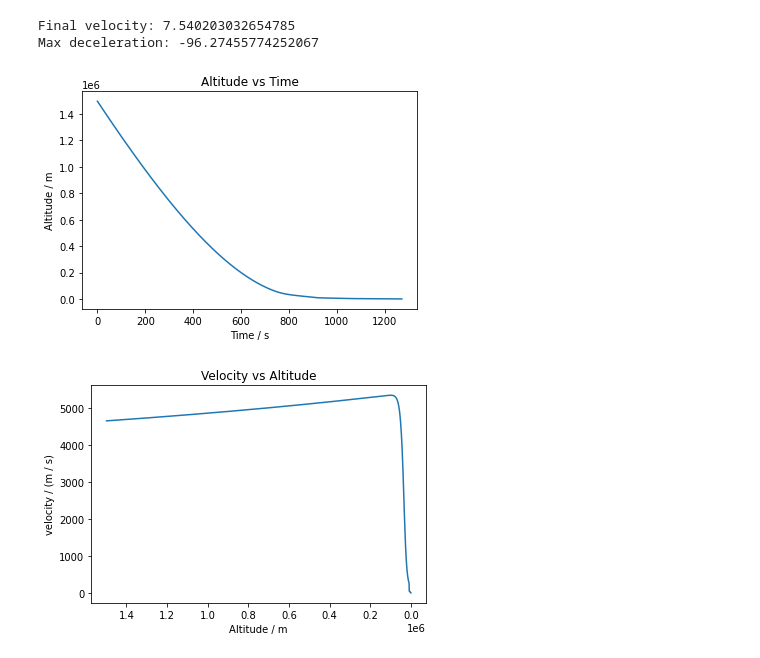
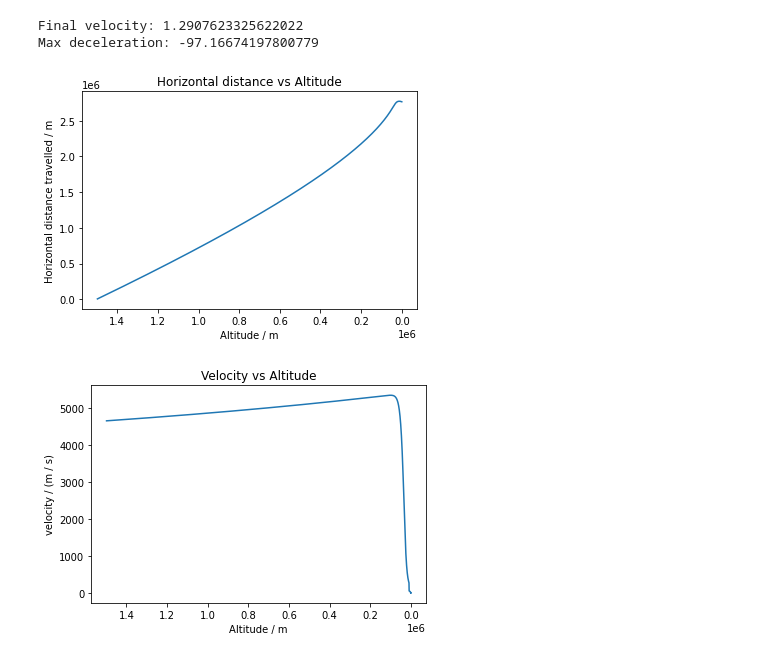
Before and after one commit to SritejT/mars_rover_project, a Jupyter notebook: Mars Rover Project (1).ipynb, the cells around one changed output. Saved outputs shown, nothing was run; the diff lists cells and outputs as text; code cells hidden in the pictures.

Commit message:
Update Mars Rover Project (1).ipynb
Final edit

```diff
--- a/Mars Rover Project (1).ipynb
+++ b/Mars Rover Project (1).ipynb
@@ -2,7 +2,7 @@
 import math
 
 # defining standard variables
-rocket_fuel_mass = 600
+rocket_fuel_mass = 540
 rover_mass = 1.36 * (10 ** 3)
 mars_mass = 6.39 * (10 ** 23)
 mars_radius = 3390000
@@ -16,8 +16,7 @@ deviation_angle = 0
 altitude_list = []
 velocity_list = []
 acceleration_list = []
-gravity_list = []
-drag_list = []
+horizontal_distance_list = []
 
 # defining a function that calculates altitude, velocity and acceleration for each second
 def frame(surface_area, rocket=False):
@@ -43,7 +42,7 @@ def frame(surface_area, rocket=False):
 
     velocity -= drag / total_mass
 
-    # rover is decelerated if rocket is active and there is fuel available hello
+    # rover is decelerated if rocket is active and there is fuel available
     if rocket == True and rocket_fuel_mass > 0:
 
         velocity -= 6000 / total_mass
@@ -66,8 +65,9 @@ def frame(surface_area, rocket=False):
     velocity_list.append(velocity)
     altitude_list.append(altitude)
     acceleration_list.append(acceleration)
+    horizontal_distance_list.append(horizontal_distance)
 
-while altitude > 9000:
+while altitude >= 9500:
 
     frame(35)
 
@@ -85,25 +85,26 @@ while altitude > 0:
 print("Final velocity:", velocity_list[-1])
 print("Max deceleration:", min(acceleration_list))
 # %% [output]
-Final velocity: 7.540203032654785
-Max deceleration: -96.27455774252067
+Final velocity: 1.2907623325622022
+Max deceleration: -97.16674197800779
 # %%
 import matplotlib
 import matplotlib.pyplot as plt
 import numpy as np
 
-X_axis = np.arange(len(altitude_list))
-Y_axis = altitude_list
+X_axis = altitude_list
+Y_axis = horizontal_distance_list
 
 fig, ax1 = plt.subplots(1)
 
 ax1.plot(X_axis, Y_axis)
-ax1.set_title("Altitude vs Time")
-ax1.set_xlabel("Time / s")
-ax1.set_ylabel("Altitude / m")
+ax1.set_title("Horizontal distance vs Altitude")
+ax1.set_xlabel("Altitude / m")
+ax1.set_ylabel("Horizontal distance travelled / m")
+ax1.invert_xaxis()
 plt.show()
 # %% [output]
-[figure, old version]
+[figure, new version]
 # %%
 X_axis = altitude_list
 Y_axis = velocity_list
```
Also changed, not shown: parts of 1 cell of this notebook.
